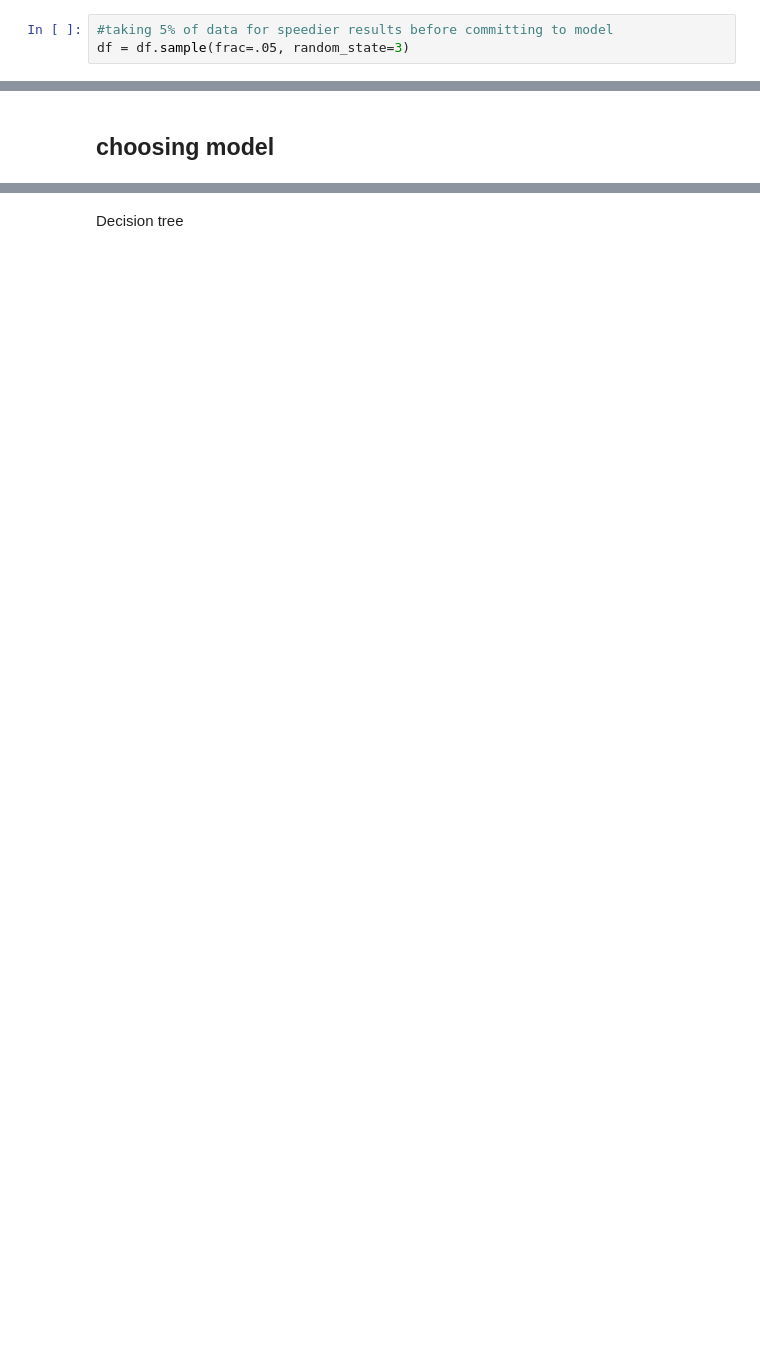
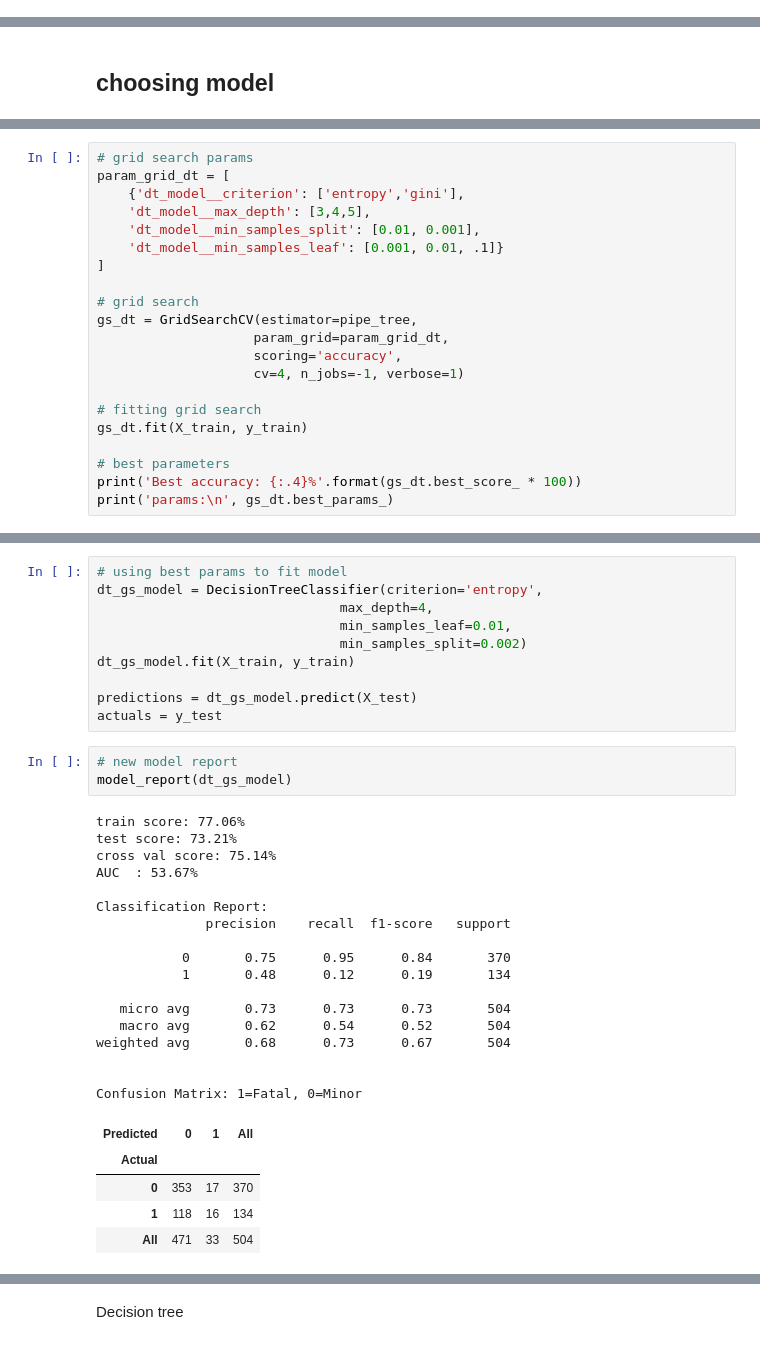
Before and after one commit to janellejolliff/UK-fatal-car-accidents, a Jupyter notebook: mod_5_project.ipynb, the cells around one changed output, grey strips where cells are left out. Saved outputs shown, nothing was run; the diff lists cells and outputs as text; blank space fills up the shorter version.

```diff
--- a/mod_5_project.ipynb
+++ b/mod_5_project.ipynb
@@ -101,3 +114,0 @@ array([22, 13, 17, 18,  6, 11, 14, 16,  3, 15, 24,  0, 20,  1, 19,  9,  8,
-# %%
-#taking 5% of data for speedier results before committing to model
-df = df.sample(frac=.05, random_state=3)
@@ -353,0 +313,21 @@ for index, val in enumerate(pipelines):
+# %%
+# grid search params
+param_grid_dt = [
+    {'dt_model__criterion': ['entropy','gini'],
+    'dt_model__max_depth': [3,4,5],
+    'dt_model__min_samples_split': [0.01, 0.001],
+    'dt_model__min_samples_leaf': [0.001, 0.01, .1]}
+]
+
+# grid search
+gs_dt = GridSearchCV(estimator=pipe_tree,
+                    param_grid=param_grid_dt,
+                    scoring='accuracy',
+                    cv=4, n_jobs=-1, verbose=1)
+
+# fitting grid search
+gs_dt.fit(X_train, y_train)
+
+# best parameters
+print('Best accuracy: {:.4}%'.format(gs_dt.best_score_ * 100))
+print('params:\n', gs_dt.best_params_)
@@ -353,0 +343,36 @@ for index, val in enumerate(pipelines):
+# %%
+# using best params to fit model
+dt_gs_model = DecisionTreeClassifier(criterion='entropy',
+                               max_depth=4,
+                               min_samples_leaf=0.01,
+                               min_samples_split=0.002)
+dt_gs_model.fit(X_train, y_train)
+
+predictions = dt_gs_model.predict(X_test)
+actuals = y_test
+# %%
+# new model report
+model_report(dt_gs_model)
+# %% [output]
+train score: 77.06%
+test score: 73.21%
+cross val score: 75.14%
+AUC  : 53.67%
+
+Classification Report:
+              precision    recall  f1-score   support
+
+           0       0.75      0.95      0.84       370
+           1       0.48      0.12      0.19       134
+
+   micro avg       0.73      0.73      0.73       504
+   macro avg       0.62      0.54      0.52       504
+weighted avg       0.68      0.73      0.67       504
+
+
+Confusion Matrix: 1=Fatal, 0=Minor
+| Predicted | 0 | 1 | All |
+| Actual |  |  |  |
+| 0 | 353 | 17 | 370 |
+| 1 | 118 | 16 | 134 |
+| All | 471 | 33 | 504 |
```
Also changed, not shown: parts of 113 cells of this notebook.
